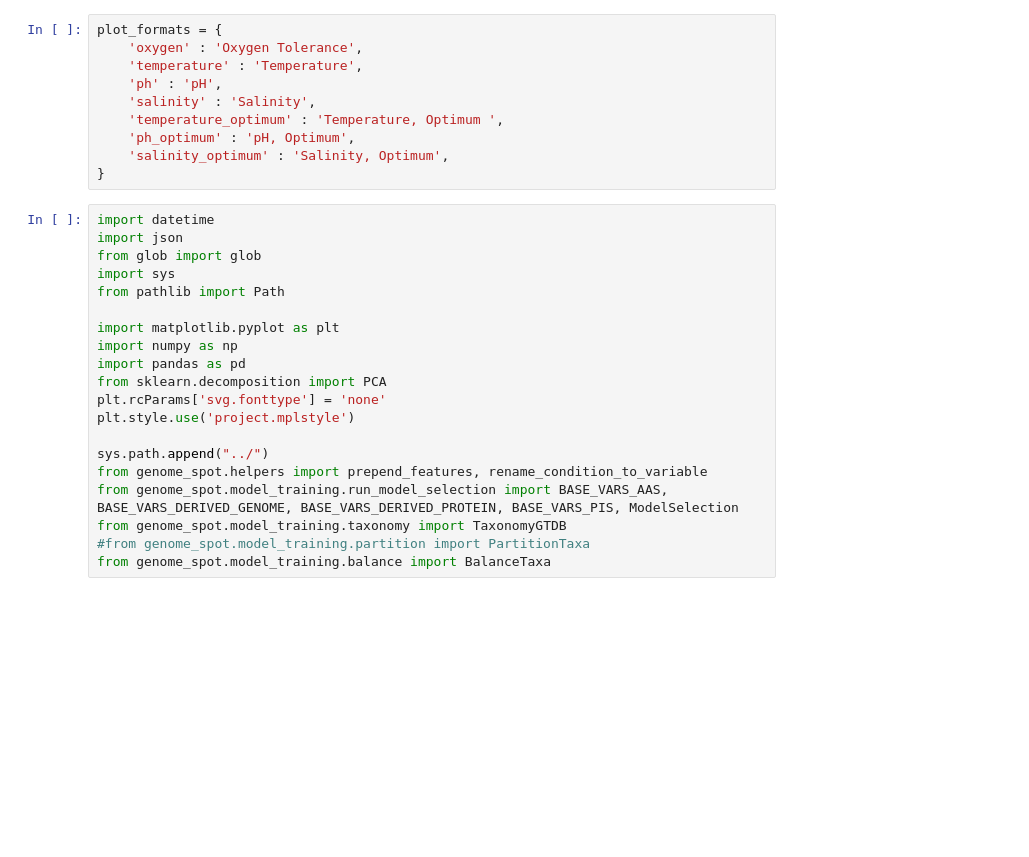
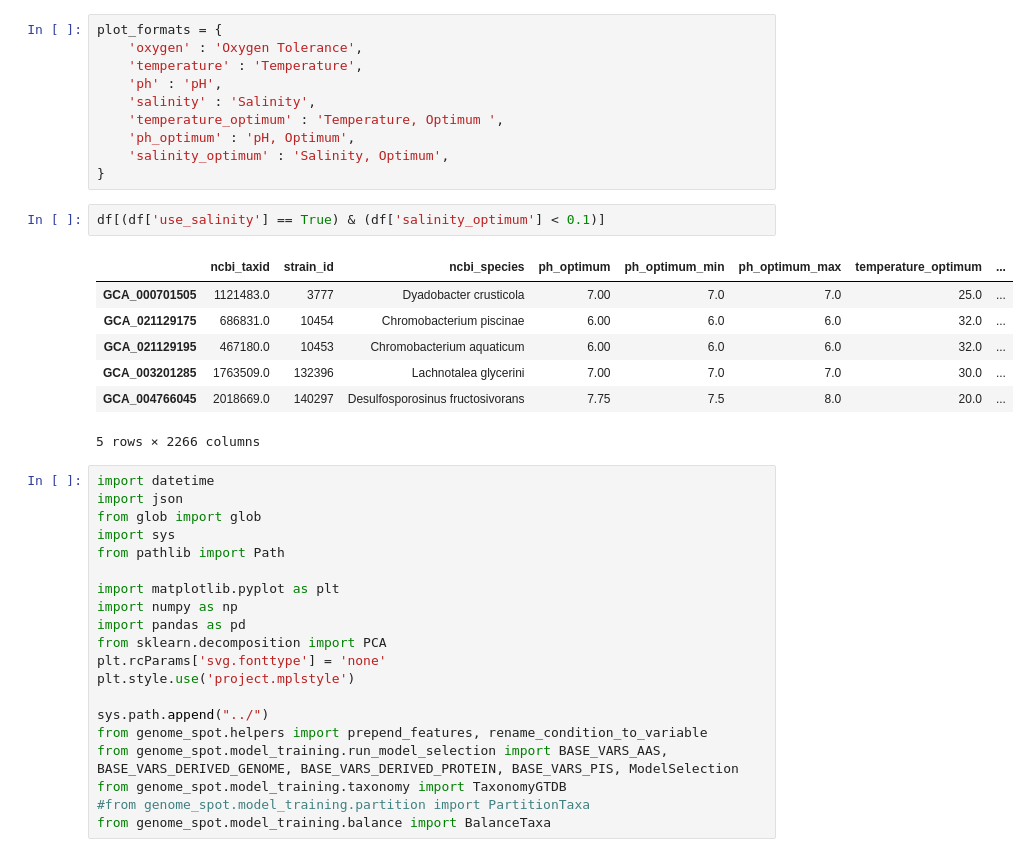
Before and after one commit to cultivarium/GenomeSPOT, a Jupyter notebook: notebooks/analyze_correlations.ipynb, the cells around one changed output. Drawn from its saved outputs; the diff is of its cells as text; blank space fills up the shorter version.

```diff
--- a/notebooks/analyze_correlations.ipynb
+++ b/notebooks/analyze_correlations.ipynb
@@ -12,6 +12,16 @@ plot_formats = {
     'ph_optimum' : 'pH, Optimum',
     'salinity_optimum' : 'Salinity, Optimum',
 }
+# %%
+df[(df['use_salinity'] == True) & (df['salinity_optimum'] < 0.1)]
+# %% [output]
+|  | ncbi_taxid | strain_id | ncbi_species | ph_optimum | ph_optimum_min | ph_optimum_max | temperature_optimum | ... |
+| GCA_000701505 | 1121483.0 | 3777 | Dyadobacter crusticola | 7.00 | 7.0 | 7.0 | 25.0 | ... |
+| GCA_021129175 | 686831.0 | 10454 | Chromobacterium piscinae | 6.00 | 6.0 | 6.0 | 32.0 | ... |
+| GCA_021129195 | 467180.0 | 10453 | Chromobacterium aquaticum | 6.00 | 6.0 | 6.0 | 32.0 | ... |
+| GCA_003201285 | 1763509.0 | 132396 | Lachnotalea glycerini | 7.00 | 7.0 | 7.0 | 30.0 | ... |
+| GCA_004766045 | 2018669.0 | 140297 | Desulfosporosinus fructosivorans | 7.75 | 7.5 | 8.0 | 20.0 | ... |
+5 rows × 2266 columns
 # %%
 import datetime
 import json
```
Also changed, not shown: parts of 1 cell of this notebook, 18 other files.
